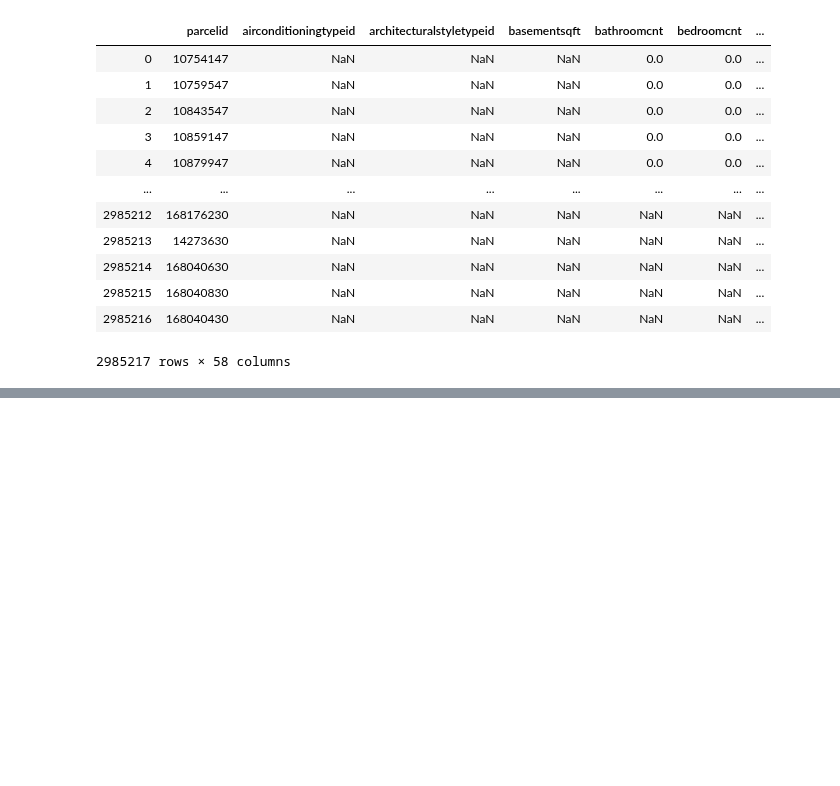
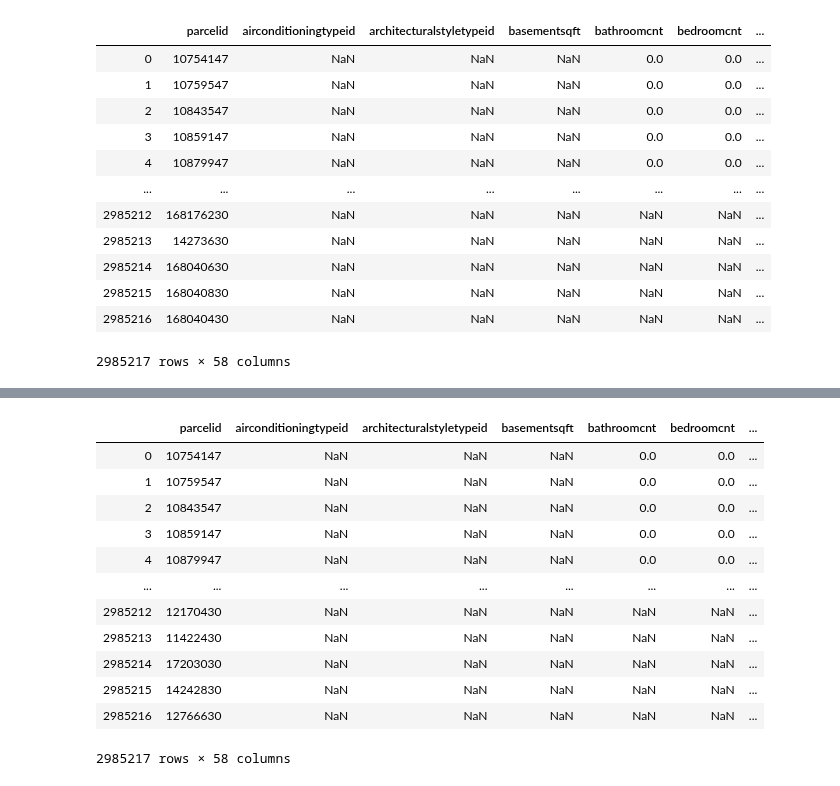
Before and after one commit to haggarw3/daft-miami-1019-labs, a Jupyter notebook: module-3/Final Project.ipynb, the cells around one changed output, grey strips where cells are left out. Drawn from its saved outputs; the diff is of its cells as text; code cells hidden in the pictures; blank space fills up the shorter version.

```diff
--- a/module-3/Final Project.ipynb
+++ b/module-3/Final Project.ipynb
@@ -36,0 +72,23 @@ zillow
+# %%
+import pandas as pd
+import numpy as np
+
+pd.set_option('display.max_columns', None)
+
+zillow_2017 = pd.read_csv('/Users/katherineling/Downloads/zillow-prize-1/properties_2017.csv')
+
+zillow_2017
+# %% [output]
+|  | parcelid | airconditioningtypeid | architecturalstyletypeid | basementsqft | bathroomcnt | bedroomcnt | ... |
+| 0 | 10754147 | NaN | NaN | NaN | 0.0 | 0.0 | ... |
+| 1 | 10759547 | NaN | NaN | NaN | 0.0 | 0.0 | ... |
+| 2 | 10843547 | NaN | NaN | NaN | 0.0 | 0.0 | ... |
+| 3 | 10859147 | NaN | NaN | NaN | 0.0 | 0.0 | ... |
+| 4 | 10879947 | NaN | NaN | NaN | 0.0 | 0.0 | ... |
+| ... | ... | ... | ... | ... | ... | ... | ... |
+| 2985212 | 12170430 | NaN | NaN | NaN | NaN | NaN | ... |
+| 2985213 | 11422430 | NaN | NaN | NaN | NaN | NaN | ... |
+| 2985214 | 17203030 | NaN | NaN | NaN | NaN | NaN | ... |
+| 2985215 | 14242830 | NaN | NaN | NaN | NaN | NaN | ... |
+| 2985216 | 12766630 | NaN | NaN | NaN | NaN | NaN | ... |
+2985217 rows × 58 columns
```
Also changed, not shown: parts of 4 cells of this notebook, 1 other file.
